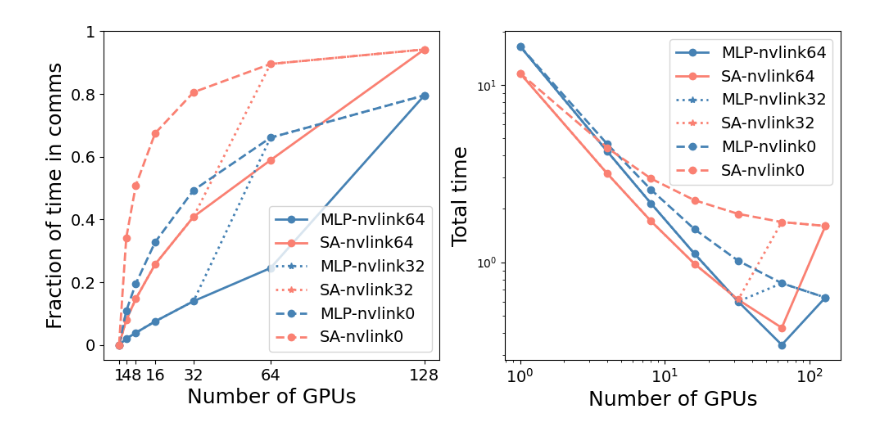
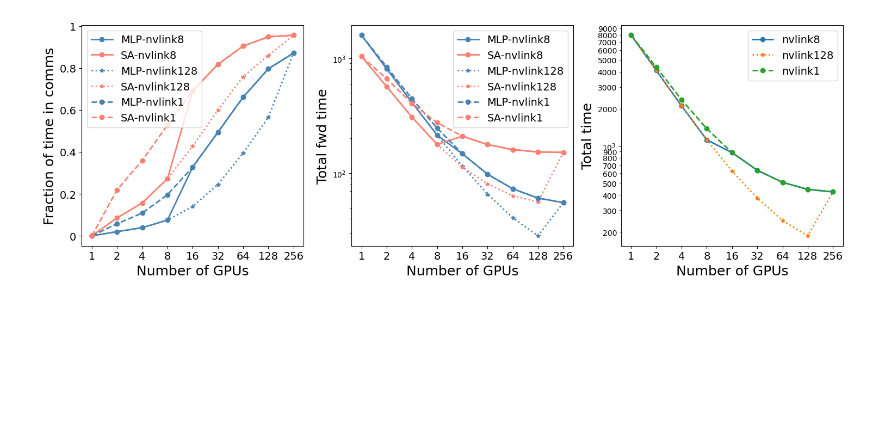
Before and after one commit to ShashankSubramanian/transformer-perf-estimates, a Jupyter notebook: transformer_estimates.ipynb, the cells around one changed output. Cells and saved outputs as stored; diff of their text form; code cells hidden in the pictures; blank space fills up the shorter version.

```diff
--- a/transformer_estimates.ipynb
+++ b/transformer_estimates.ipynb
@@ -348,7 +353,7 @@ flops_units = 1E-12 # teraflops
 print("model: batch size = {}, seq length = {}, embed = {}, attention heads = {}, depth = {}".format(b, l, e, h, depth))
 
 ### model parallelism
-parallelism = {'m1': 8,
+parallelism = {'m1': 4,
                'm2': 1}
 ### system configs
 system = {'matrix_flops_fp16': 312,
@@ -357,7 +362,7 @@ system = {'matrix_flops_fp16': 312,
           'hbm_bandwidth': 1555,
           'nvlink_bandwidth': 300,
           'ib_bandwidth': 100,
-          'nvlink_size': 1}
+          'nvlink_size': 4}
 print("parallelization: m1 = {}, m2 = {}".format(parallelism['m1'], parallelism['m2']))
 
 # MLP
@@ -369,7 +374,7 @@ cols = ['layer'] + cols
 
 # self attention
 df_sa = self_attention_estimates(b, l, e, h, element_size=fp16_sz, mask_element_size=int_sz, flops_units=flops_units,
-                                 parallelism=parallelism, system=system)
+                                 flash_attention=True, parallelism=parallelism, system=system)
 
 # sum these columns (mem in buffer: activation buffers, weights, weights_grads, total flops, timings)
 layer_track_cols = ['activation_buffer', 'weights_mem',
@@ -389,5 +394,9 @@ display(df_sa[layer_track_cols].sum() * depth)
 t_f = df_sa['t_total_fwd'].sum()
 t_c = df_sa['t_comm_fwd'].sum()
 print('time spend in comms = {}'.format(t_c / t_f))
+
+print('\n************** Training estimates **************\n')
+t_itr = (df_mlp['t_total_fwd'].sum() + df_mlp['t_total_bwd'].sum() + df_sa['t_total_fwd'].sum() + df_sa['t_total_bwd'].sum()) * depth
+print('time for 1 itr = {}'.format(t_itr))
 # %% [output]
 model: batch size = 1, seq length = 2048, embed = 12288, attention heads = 96, depth = 96
@@ -491,32 +521,35 @@ def plot(n_gpus, parallelism, system, axs, lgnd=['MLP', 'SA'], lfmt="-"):
 # %%
 # Sweeps
 ### model parallelism
-n_gpus = [1, 4, 8, 16, 32, 64, 128]
+n_gpus = [1, 2, 4, 8, 16, 32, 64, 128, 256]
 parallelism = {'m1': 1,
                'm2': 1}
 system = {'matrix_flops_fp16': 312,
           'vector_flops_fp32': 19.5,
           'vector_flops_fp16': 78,
           'hbm_bandwidth': 1555,
           'nvlink_bandwidth': 300,
           'ib_bandwidth': 100,
           'nvlink_size': 8}
 
-fig, axs = plt.subplots(1,2,figsize=(10,5), tight_layout=True)
+fig, axs = plt.subplots(1,3,figsize=(15,5), tight_layout=True)
 c1 = 'steelblue'
 c2 = 'salmon'
 fsz = 18
 
-nvs = 64
+nvs = 8
 system['nvlink_size'] = nvs
 lgnd = ["MLP-nvlink{}".format(nvs), "SA-nvlink{}".format(nvs)]
-plot(n_gpus, parallelism, system, axs, lgnd=lgnd, lfmt="o-")
-nvs = 32
+lgnd_tot = ["nvlink{}".format(nvs)]
+plot(n_gpus, parallelism, system, axs, lgnd=lgnd, lgnd_tot=lgnd_tot, lfmt="o-")
+nvs = 128
 system['nvlink_size'] = nvs
 lgnd += ["MLP-nvlink{}".format(nvs), "SA-nvlink{}".format(nvs)]
-plot(n_gpus, parallelism, system, axs, lgnd=lgnd, lfmt="*:")
-system['nvlink_size'] = 0
-lgnd += ["MLP-nvlink0", "SA-nvlink0"]
-plot(n_gpus, parallelism, system, axs, lgnd=lgnd, lfmt="o--")
+lgnd_tot += ["nvlink{}".format(nvs)]
+plot(n_gpus, parallelism, system, axs, lgnd=lgnd, lgnd_tot=lgnd_tot, lfmt="*:")
+system['nvlink_size'] = 1
+lgnd += ["MLP-nvlink1", "SA-nvlink1"]
+lgnd_tot += ["nvlink1"]
+plot(n_gpus, parallelism, system, axs, lgnd=lgnd, lgnd_tot=lgnd_tot, lfmt="o--")
 # %% [output]
-[figure, old version]
+[figure, new version]
```
Also changed, not shown: parts of 5 cells of this notebook, 1 other file.
